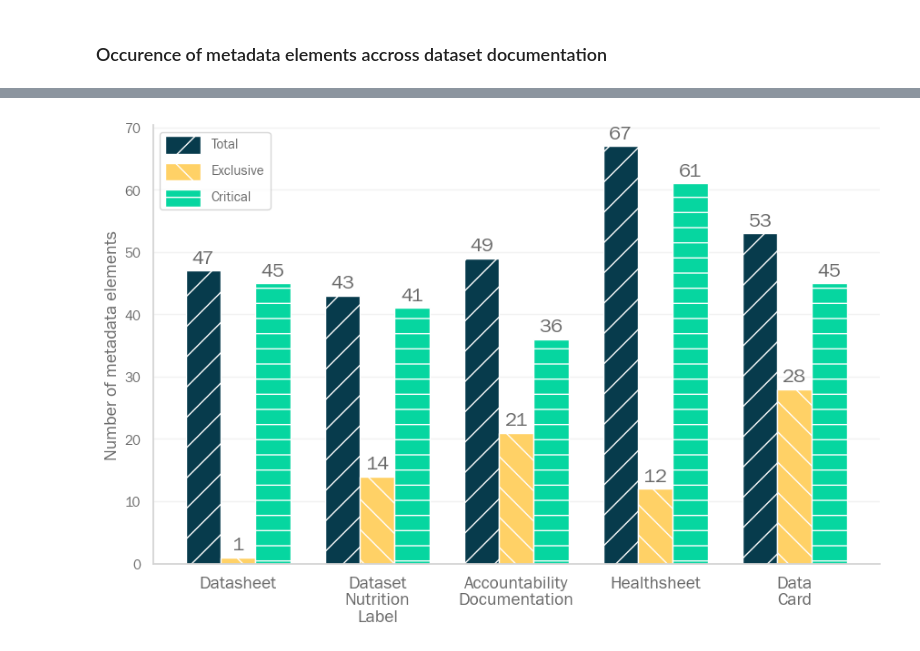
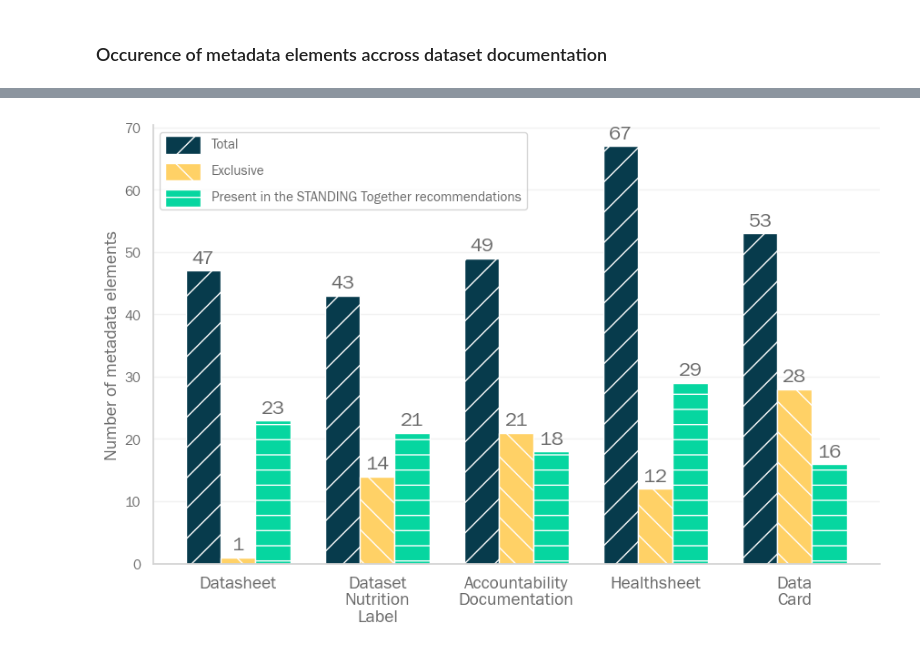
Before and after one commit to AI-READI/dataset-documentation-paper-code, a Jupyter notebook: comparison.ipynb, the cells around one changed output, grey strips where cells are left out. Saved outputs shown, nothing was run; the diff lists cells and outputs as text; code cells hidden in the pictures.

Commit message:
feat: comparision with STANDING Together recommendations

```diff
--- a/comparison.ipynb
+++ b/comparison.ipynb
@@ -52,8 +52,10 @@ dfs = pd.read_excel(
     "inputs/dataset/primary/metadata-elements.xlsx", sheet_name=None
 )
 df_list = dfs["List"]
+df_standanding_together = dfs["STANDING Together"]
 del dfs["List"]
 del dfs["codebook"]
+del dfs["STANDING Together"]
 display(dfs["Datasheet"])
 display(df_list)
 # %% [output]
@@ -270,14 +274,10 @@ for metadata_element in metadata_elements_list:
         else:
             row.append("no")
     row.append(len([i for i in row if i == "yes"]))
-    if metadata_element in critical_metadata_elements_list:
-        row.append("yes")
-    else:
-        row.append("no")
     elements_count_list.append(row)
 df_element_count = pd.DataFrame(
     elements_count_list,
-    columns=["Metadata element"] + list(dfs.keys()) + ["Count", "Critical"],
+    columns=["Metadata element"] + list(dfs.keys()) + ["Count"],
 )
 df_element_count = df_element_count.sort_values(by=["Count"], ascending=False)
 df_element_count.to_excel("outputs/metadata_elements_count.xlsx", index=False)
@@ -300,7 +300,10 @@ display(df_element_count)
 ## Number of metadata elements and unique metadata elements per dataset documentation approach
 count_metadata_elements = []
 count_unique_metadata_elements = []
-count_missing_critical_metadata_elements = []
+count_metadata_elements_in_st = []
+
+st_metadata_element_list = list(set(df_standanding_together["Metadata element"]))
+
 labels = []
 for doc in list(dfs.keys()):
     count_metadata_elements.append(df_element_count[doc].value_counts().get("yes", 0))
@@ -311,14 +314,10 @@ for doc in list(dfs.keys()):
             ]
         )
     )
-    count_missing_critical_metadata_elements.append(
-        len(
-            df_element_count[
-                (df_element_count[doc] == "yes")
-                & (df_element_count["Critical"] == "yes")
-            ]
-        )
-    )
+
+    list_in_st = [i for i in dict_documentation_metadata[doc] if i in st_metadata_element_list]
+    count_metadata_elements_in_st.append(len(list_in_st))
+
     if len(doc.split()) > 1:
         doc = "\n".join(doc.split())
     labels.append(doc)
@@ -330,37 +329,37 @@ width = 0.25
 y_list = [
     count_metadata_elements,
     count_unique_metadata_elements,
-    count_missing_critical_metadata_elements,
+    count_metadata_elements_in_st
 ]
-labels_list = ["Total", "Exclusive", "Critical"]
+labels_list = ["Total", "Exclusive", "Present in the STANDING Together recommendations"]
 x = np.arange(len(labels))
 count = 0
 for y in y_list:
     bars = ax.bar(
         x + width * count,
         y,
         width,
         color=colors[count],
         hatch=patterns[count],
         label=labels_list[count],
     )
     ax.bar_label(bars, padding=3)
     count += 1
 
 ax.set_xticks(x + width, labels, fontsize=14)
 ax.set_ylabel("Number of metadata elements", fontsize=14)
 ax.set_axisbelow(True)
 leg = ax.legend(loc="upper left", labelspacing=1, handlelength=2.5, facecolor="white")
 for patch in leg.get_patches():
     patch.set_height(14)
     patch.set_y(-5)
 ax.grid(axis="y", color="0.95")
 plt.grid(color="0.95", axis="y")
 
 fig.tight_layout()
 fig.savefig("outputs/metadata_elements_view.png", dpi=200)
 # %% [output]
-[figure, old version]
+[figure, new version]
 # %%
 df_common = df_element_count[df_element_count["Count"] == 5]
 df_unique = df_element_count[df_element_count["Count"] == 1]
```
Also changed, not shown: parts of 13 cells of this notebook, 9 other files.
